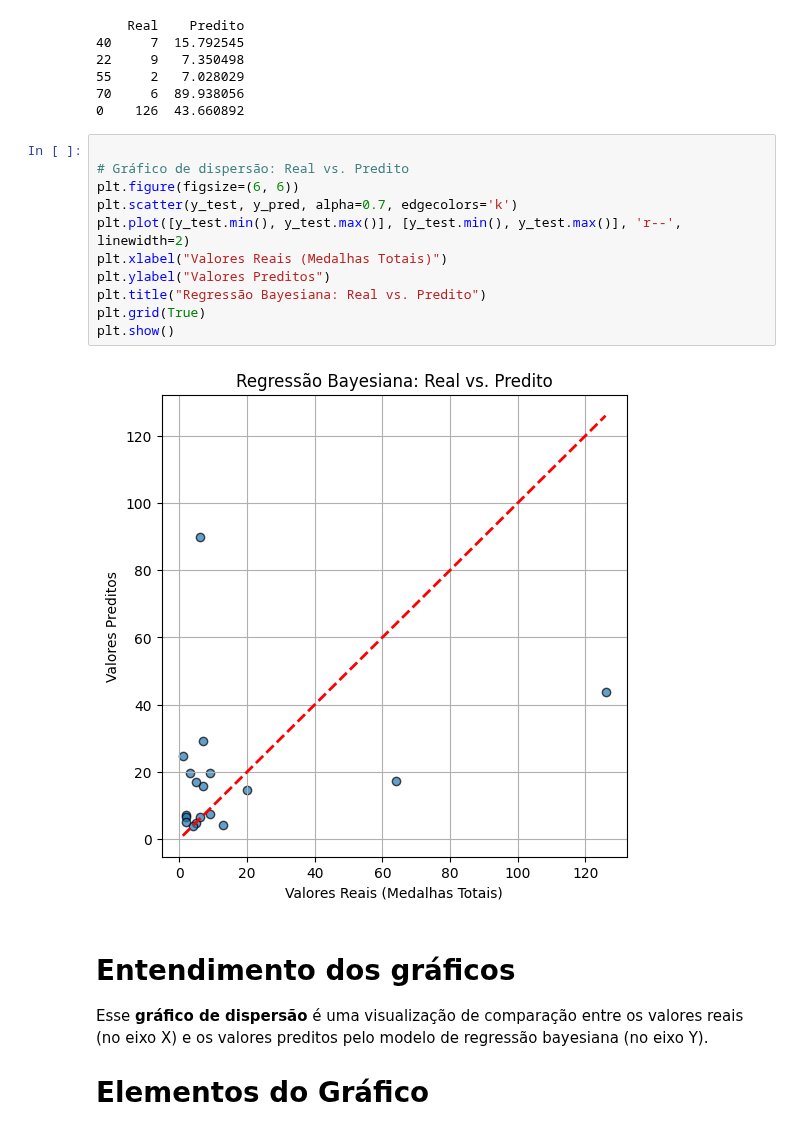
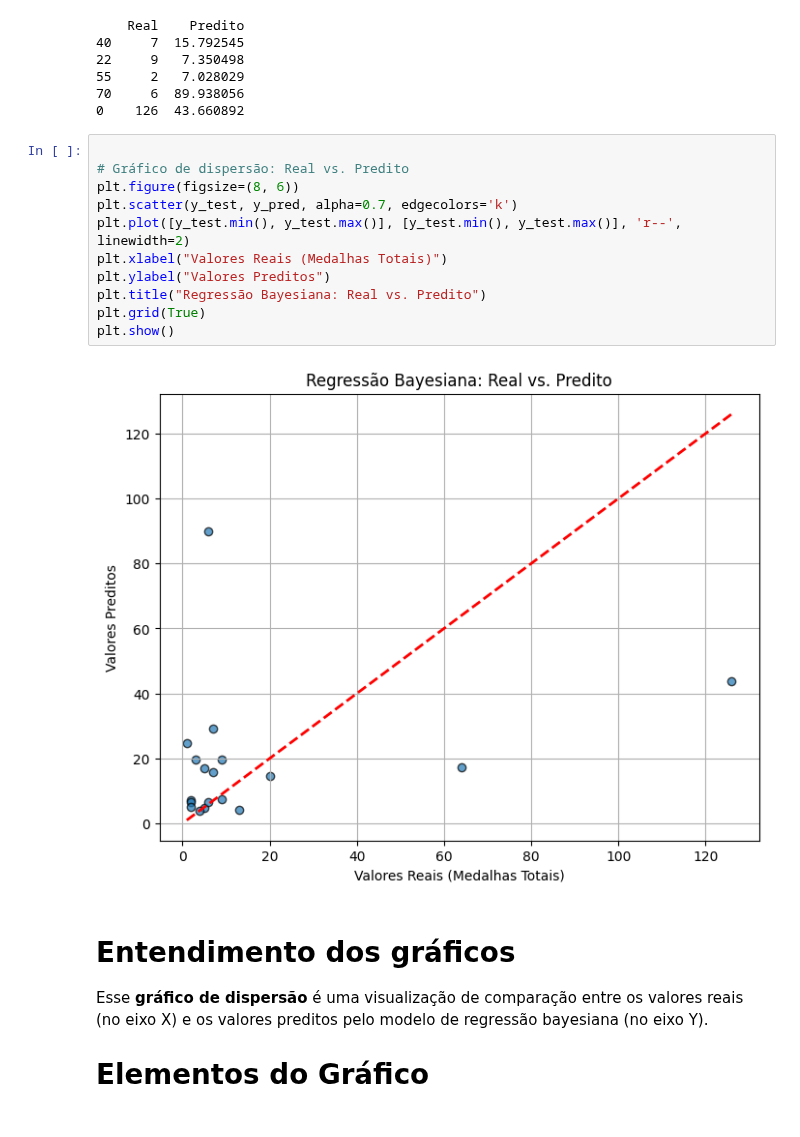
Before and after one commit to Bmartins25/Mineracao_de_dados_and_LLM_UFMG, a Jupyter notebook: TP4_fase_1_2_3_Regressao_de_dados.ipynb, the cells around one changed output. Drawn from its saved outputs; the diff is of its cells as text.

```diff
--- a/TP4_fase_1_2_3_Regressao_de_dados.ipynb
+++ b/TP4_fase_1_2_3_Regressao_de_dados.ipynb
@@ -355,16 +355,16 @@ print(results.head())
 # %%
 
 # Gráfico de dispersão: Real vs. Predito
-plt.figure(figsize=(6, 6))
+plt.figure(figsize=(8, 6))
 plt.scatter(y_test, y_pred, alpha=0.7, edgecolors='k')
 plt.plot([y_test.min(), y_test.max()], [y_test.min(), y_test.max()], 'r--', linewidth=2)
 plt.xlabel("Valores Reais (Medalhas Totais)")
 plt.ylabel("Valores Preditos")
 plt.title("Regressão Bayesiana: Real vs. Predito")
 plt.grid(True)
 plt.show()
 # %% [output]
-[figure, old version]
+[figure, new version]
 # %% [markdown]
 # **Entendimento dos gráficos**
 Esse **gráfico de dispersão** é uma visualização de comparação entre os valores reais (no eixo X) e os valores preditos pelo modelo de regressão bayesiana (no eixo Y).
```
Also changed, not shown: parts of 8 cells of this notebook.
